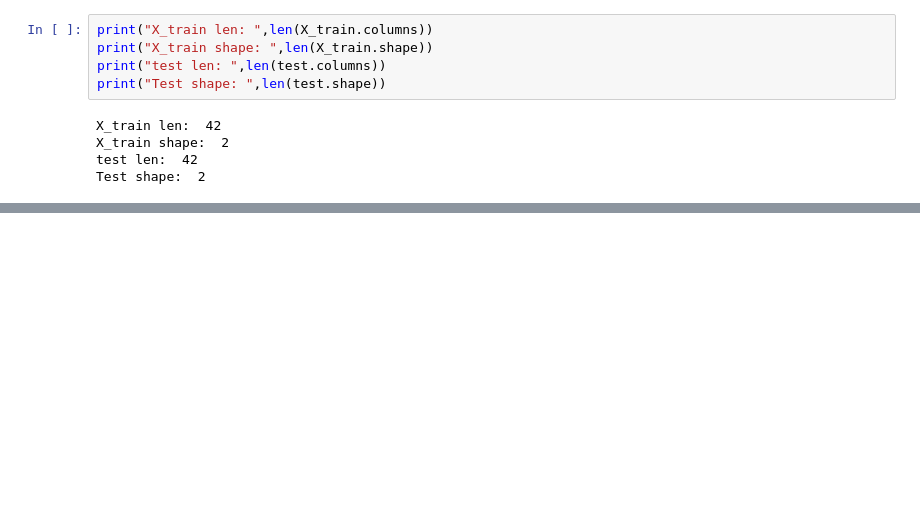
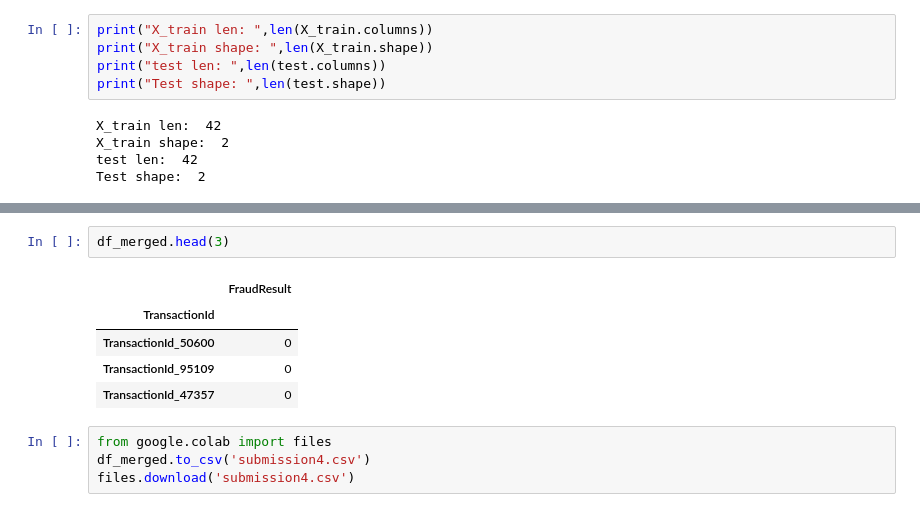
Before and after one commit to charletsebeth/pythontrain, a Jupyter notebook: Copy_of_Copy_of_Copy_of_Copy_of_Copy_of_XenteV1_4.ipynb, the cells around one changed output, grey strips where cells are left out. Saved outputs shown, nothing was run; the diff lists cells and outputs as text; blank space fills up the shorter version.

```diff
--- a/Copy_of_Copy_of_Copy_of_Copy_of_Copy_of_XenteV1_4.ipynb
+++ b/Copy_of_Copy_of_Copy_of_Copy_of_Copy_of_XenteV1_4.ipynb
@@ -634,0 +723,12 @@ NameError: ignored
+# %%
+df_merged.head(3)
+# %% [output]
+|  | FraudResult |
+| TransactionId |  |
+| TransactionId_50600 | 0 |
+| TransactionId_95109 | 0 |
+| TransactionId_47357 | 0 |
+# %%
+from google.colab import files
+df_merged.to_csv('submission4.csv')
+files.download('submission4.csv')
```
Also changed, not shown: parts of 24 cells of this notebook.
